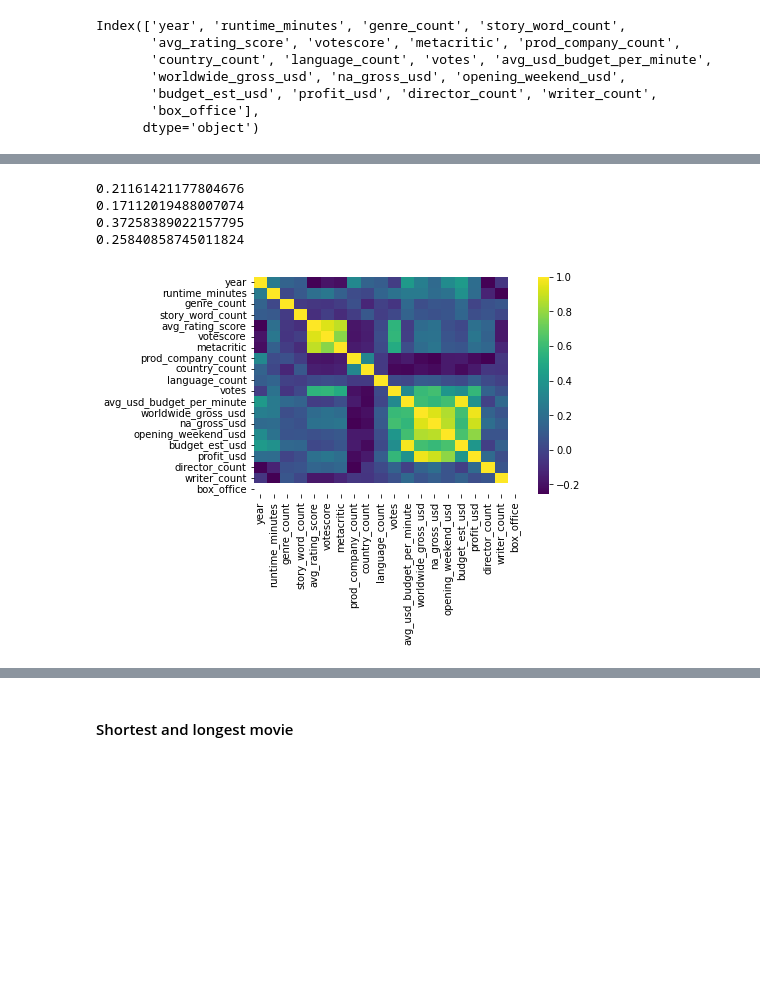
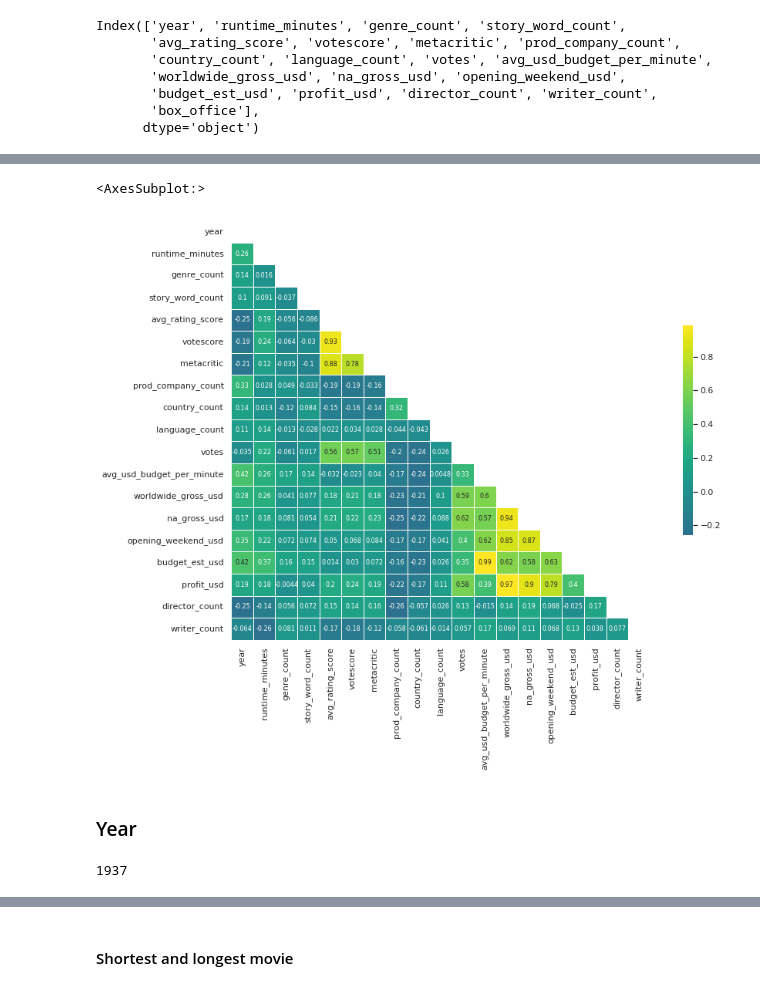
Before and after one commit to MSB46/DataProjects, a Jupyter notebook: Tomatoes/data_eda.ipynb, the cells around one changed output, grey strips where cells are left out. Drawn from its saved outputs; the diff is of its cells as text; code cells hidden in the pictures; blank space fills up the shorter version.

```diff
--- a/Tomatoes/data_eda.ipynb
+++ b/Tomatoes/data_eda.ipynb
@@ -62,15 +80,31 @@ sns.heatmap(num_df.corr(), annot = False, cmap = 'viridis')
 # %%
+# Reference: https://seaborn.pydata.org/examples/many_pairwise_correlations.html
+
+sns.set_theme(style="white")
+
 df_validBO = df[df['box_office'] == True]
 
-sns.heatmap(df_validBO.corr(), annot = False, cmap = 'viridis')
+corr = df_validBO.loc[:, df_validBO.columns != 'box_office'].corr()
 
-print(df['budget_est_usd'].corr(df['runtime_minutes']))
-print(df['worldwide_gross_usd'].corr(df['runtime_minutes']))
-print(df_validBO['budget_est_usd'].corr(df_validBO['runtime_minutes']))
-print(df_validBO['worldwide_gross_usd'].corr(df_validBO['runtime_minutes']))
+mask = np.triu(np.ones_like(corr, dtype=bool))
+
+f, ax = plt.subplots(figsize=(15, 10))
+
+sns.heatmap(corr, mask=mask, cmap = 'viridis', center=0,
+            square=True, linewidths=.5, cbar_kws={"shrink": .5}, annot=True, annot_kws={"fontsize":8})
+
+# sns.heatmap(corr, annot = False, cmap = 'viridis')
+
+# print(df['budget_est_usd'].corr(df['runtime_minutes']))
+# print(df['worldwide_gross_usd'].corr(df['runtime_minutes']))
+# print(df_validBO['budget_est_usd'].corr(df_validBO['runtime_minutes']))
+# print(df_validBO['worldwide_gross_usd'].corr(df_validBO['runtime_minutes']))
 # %% [output]
-0.21161421177804676
-0.17112019488007074
-0.37258389022157795
-0.25840858745011824
+<AxesSubplot:>
-[figure, old version]
+[figure, new version]
+# %% [markdown]
+### Year
+# %%
+df['year'].min()
+# %% [output]
+1937
```
Also changed, not shown: parts of 104 cells of this notebook, 25 other files.
